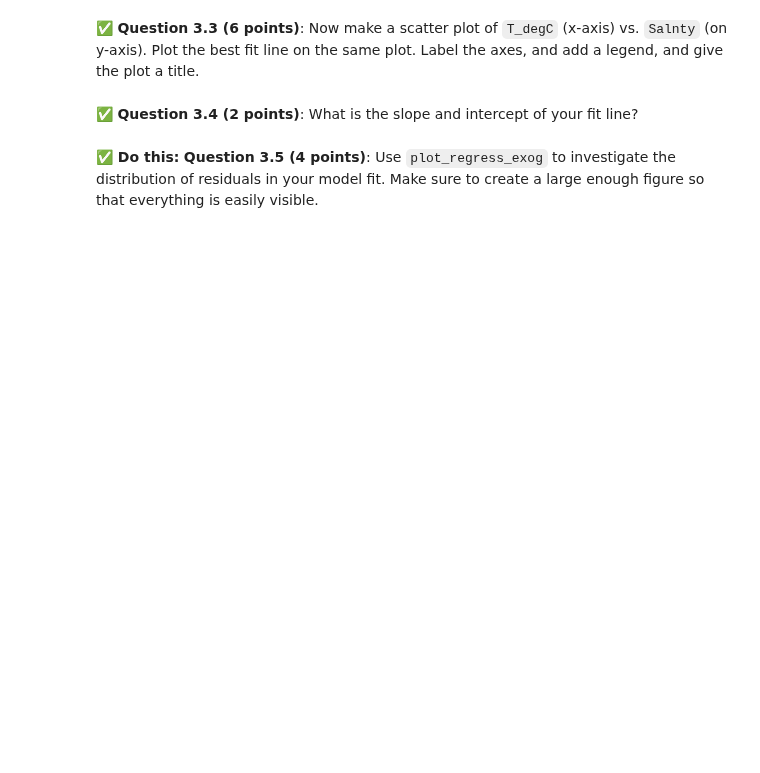
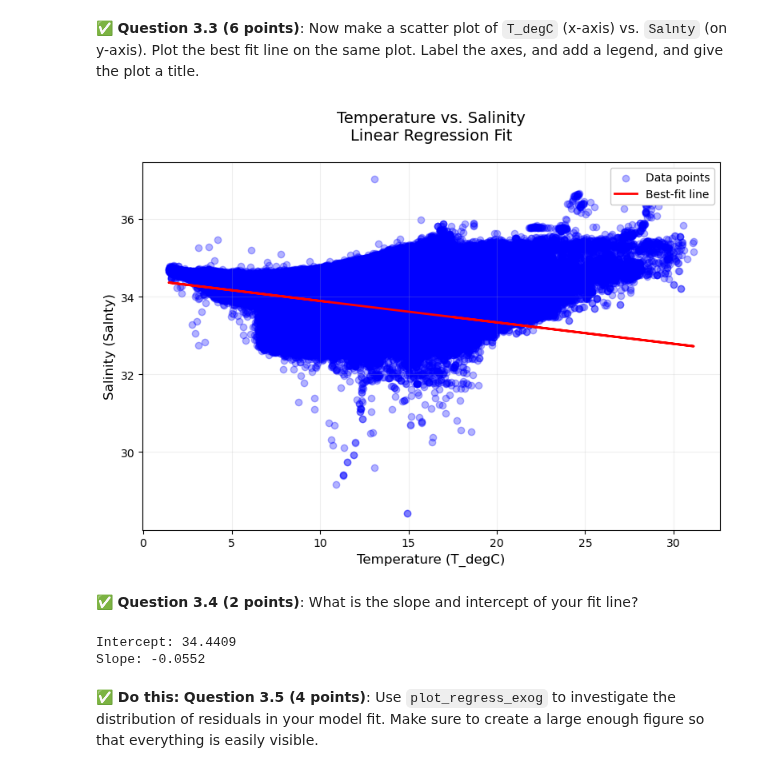
Before and after one commit to burririt/CMSE202-s25-turnin, a Jupyter notebook: hw-03/HW-03_Regression-S25-RithvikBurri.ipynb, the cells around one changed output. Saved outputs shown, nothing was run; the diff lists cells and outputs as text; code cells hidden in the pictures; blank space fills up the shorter version.

```diff
--- a/hw-03/HW-03_Regression-S25-RithvikBurri.ipynb
+++ b/hw-03/HW-03_Regression-S25-RithvikBurri.ipynb
@@ -80,0 +99,11 @@ len(oceanographic_data)
+# %%
+original_rows = book1_df.shape[0]
+book1_df_clean = book1_df.dropna()
+cleaned_rows = book1_df_clean.shape[0]
+dropped_rows = original_rows - cleaned_rows
+percentage_removed = (dropped_rows / original_rows) * 100
+
+print(f"Original number of rows: {original_rows}")
+print(f"Number of rows after cleaning: {cleaned_rows}")
+print(f"Number of rows dropped: {dropped_rows}")
+print(f"Percentage of data removed: {percentage_removed:.2f}%")
@@ -103,0 +138,9 @@ In this part, we'll perform some one-variable linear and polynomial regression a
+# %%
+import statsmodels.api as sm
+
+X = sm.add_constant(book1_df_clean['T_degC'])
+y = book1_df_clean['Salnty']
+
+model = sm.OLS(y, X).fit()
+
+print(model.summary())
@@ -116,2 +179,28 @@ In this part, we'll perform some one-variable linear and polynomial regression a
+# %%
+# Citation:
+# OpenAI. (2025). ChatGPT (April 2025 version) [Large language model]. https://chat.openai.com/
+# I used ChatGPT to help improve the visual styling of this graph.
+
+import matplotlib.pyplot as plt
+
+plt.figure(figsize=(8, 6))
+
+plt.scatter(book1_df_clean['T_degC'], book1_df_clean['Salnty'],
+            alpha=0.3, color='blue', label='Data points')
+
+plt.plot(book1_df_clean['T_degC'], model.predict(),
+         color='red', linewidth=2, label='Best-fit line')
+
+plt.xlabel('Temperature (T_degC)', fontsize=12)
+plt.ylabel('Salinity (Salnty)', fontsize=12)
+plt.title('Temperature vs. Salinity\nLinear Regression Fit', fontsize=14, pad=20)
+
+plt.legend(framealpha=1, loc='upper right')
+
+plt.grid(alpha=0.2)
+plt.tight_layout()
+plt.show()
+# %% [output]
+[figure, added]
 # %% [markdown]
 &#9989;  **Question 3.4 (2 points)**: What is the slope and intercept of your fit line?
@@ -120,2 +207,11 @@ In this part, we'll perform some one-variable linear and polynomial regression a
+# %%
+# Citation:
+# OpenAI. (2025). ChatGPT (April 2025 version) [Large language model]. https://chat.openai.com/
+# I wasn’t sure how to code this, so I used ChatGPT for guidance and clarification.
+print(f"Intercept: {model.params['const']:.4f}")
+print(f"Slope: {model.params['T_degC']:.4f}")
+# %% [output]
+Intercept: 34.4409
+Slope: -0.0552
 # %% [markdown]
 **&#9989; Do this:** **Question 3.5 (4 points)**: Use `plot_regress_exog` to investigate the distribution of residuals in your model fit. Make sure to create a large enough figure so that everything is easily visible.
```
Also changed, not shown: parts of 18 cells of this notebook, 1 other file.
